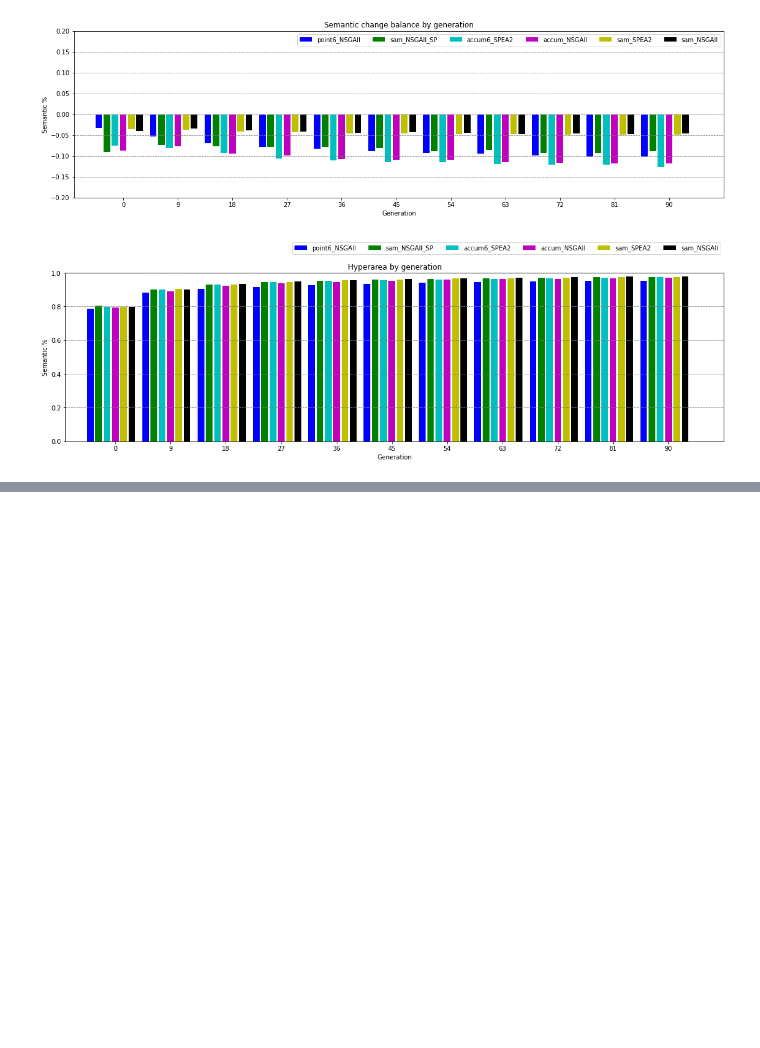
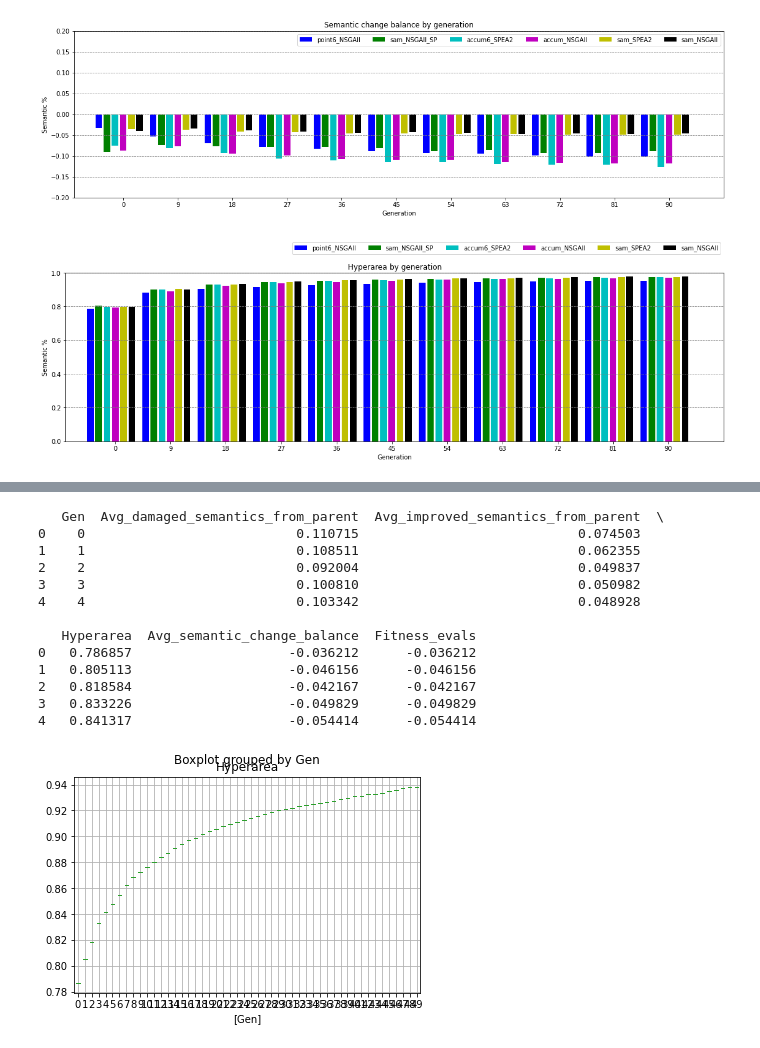
Before and after one commit to 33fred33/Generic_EA, a Jupyter notebook: debugger_notebook.ipynb, the cells around one changed output, grey strips where cells are left out. Saved outputs shown, nothing was run; the diff lists cells and outputs as text; code cells hidden in the pictures; blank space fills up the shorter version.

```diff
--- a/debugger_notebook.ipynb
+++ b/debugger_notebook.ipynb
@@ -871,0 +936,18 @@ ValueError: shape mismatch: objects cannot be broadcast to a single shape
+# %%
+print(pd_logs[1].head())
+boxplot = pd_logs[1].boxplot(column=[columns[3]], by = [columns[0]])
+# %% [output]
+   Gen  Avg_damaged_semantics_from_parent  Avg_improved_semantics_from_parent  \
+0    0                           0.110715                            0.074503
+1    1                           0.108511                            0.062355
+2    2                           0.092004                            0.049837
+3    3                           0.100810                            0.050982
+4    4                           0.103342                            0.048928
+
+   Hyperarea  Avg_semantic_change_balance  Fitness_evals
+0   0.786857                    -0.036212      -0.036212
+1   0.805113                    -0.046156      -0.046156
+2   0.818584                    -0.042167      -0.042167
+3   0.833226                    -0.049829      -0.049829
+4   0.841317                    -0.054414      -0.054414
+[figure, added]
```
Also changed, not shown: parts of 4 cells of this notebook, 3 other files.
